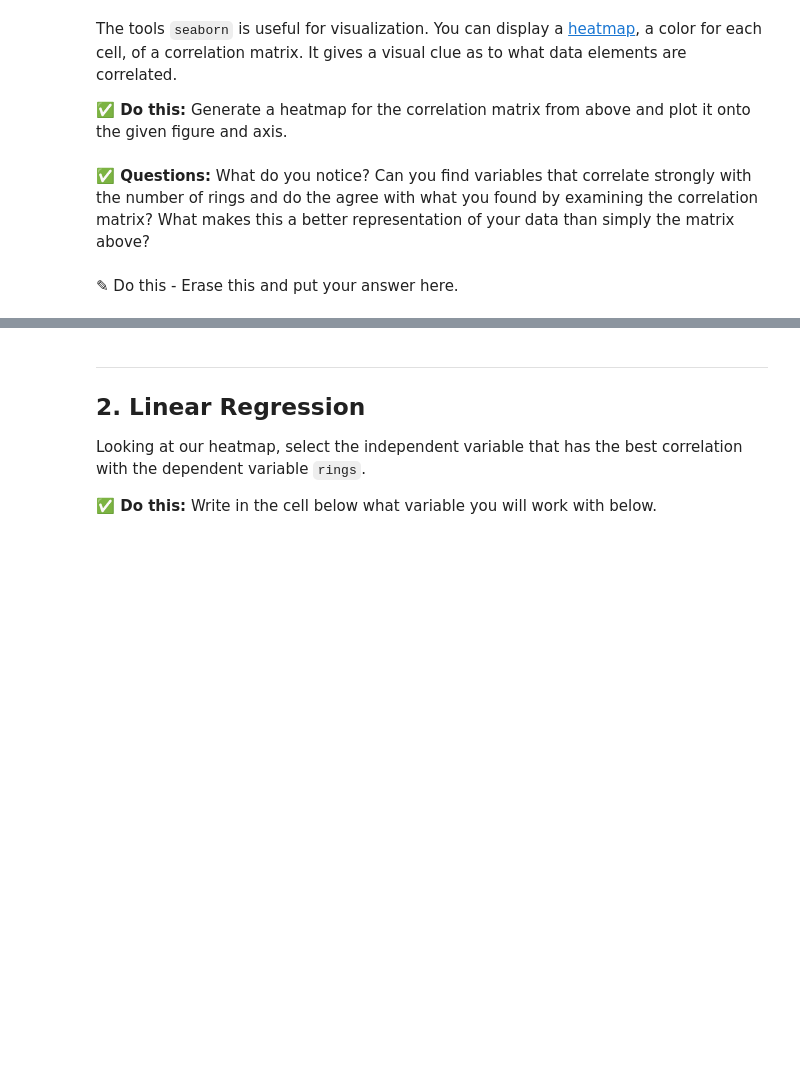
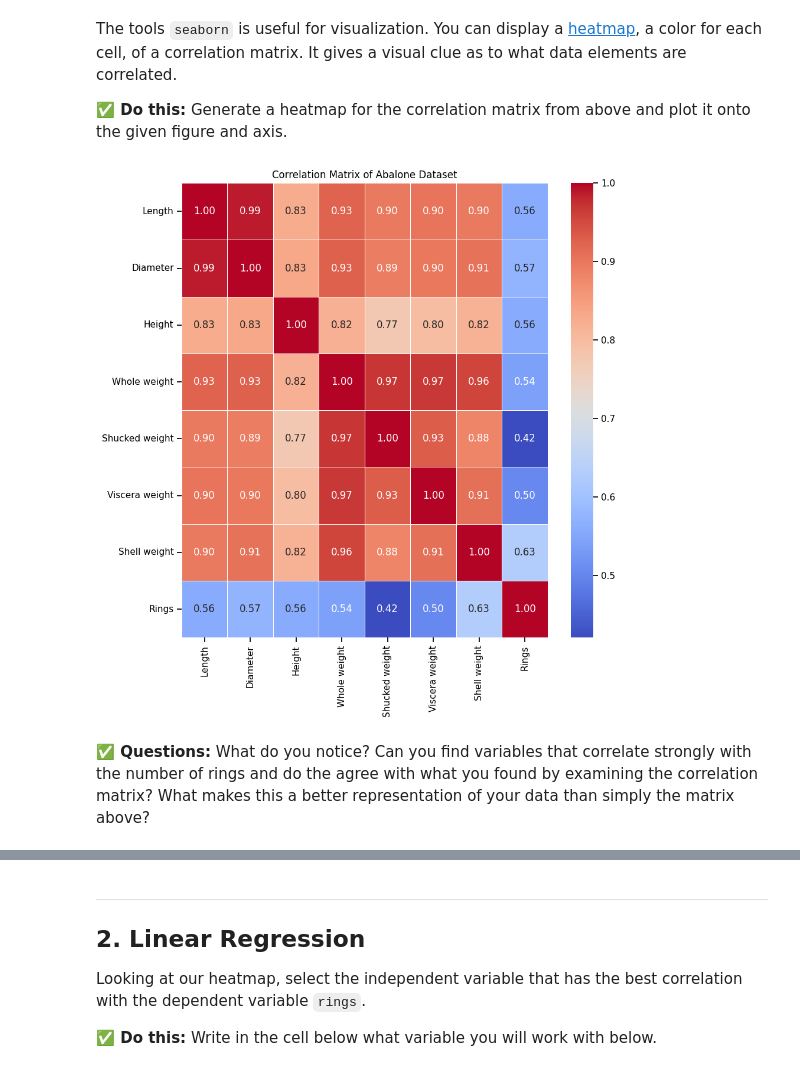
Before and after one commit to vedachan/CMSE202-f24-turnin, a Jupyter notebook: Day-13_In-Class-Regression-STUDENT.ipynb, the cells around one changed output, grey strips where cells are left out. Cells and saved outputs as stored; diff of their text form; code cells hidden in the pictures; blank space fills up the shorter version.

```diff
--- a/Day-13_In-Class-Regression-STUDENT.ipynb
+++ b/Day-13_In-Class-Regression-STUDENT.ipynb
@@ -177,4 +173,16 @@ fig, ax = plt.subplots(1,1, figsize = (10,10) )
+# %%
+columns = ['Sex', 'Length', 'Diameter', 'Height', 'Whole weight', 'Shucked weight',
+           'Viscera weight', 'Shell weight', 'Rings']
+df.columns = columns
+df_numeric = df.drop(columns=['Sex'])
+corr_matrix = df_numeric.corr()
+fig, ax = plt.subplots(1, 1, figsize=(10, 10))
+sns.heatmap(corr_matrix, annot=True, cmap='coolwarm', fmt=".2f", ax=ax, linewidths=0.5)
+
+ax.set_title('Correlation Matrix of Abalone Dataset')
+
+plt.show()
+# %% [output]
+[figure, added]
 # %% [markdown]
 **&#9989; Questions:** What do you notice? Can you find variables that correlate strongly with the number of rings and do the agree with what you found by examining the correlation matrix? What makes this a better representation of your data than simply the matrix above?
-# %% [markdown]
-<font size=+3>&#9998;</font> Do this - Erase this and put your answer here.
```
Also changed, not shown: parts of 8 cells of this notebook.
